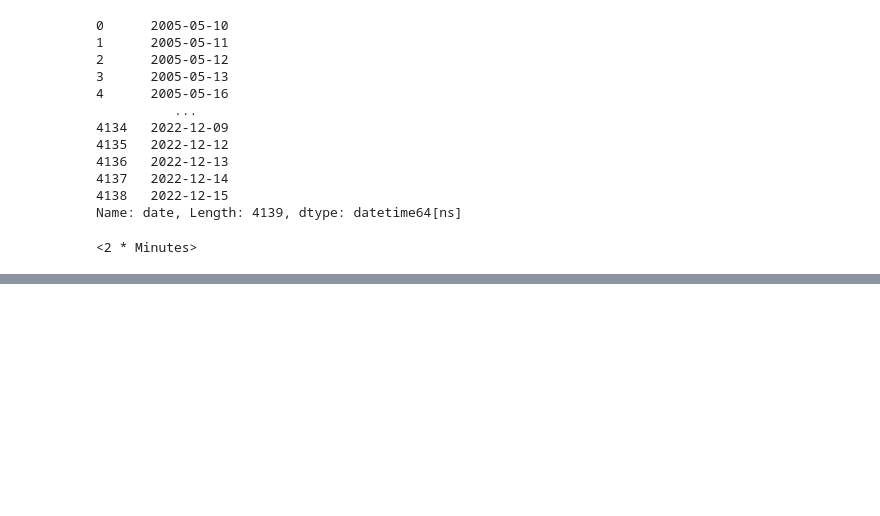
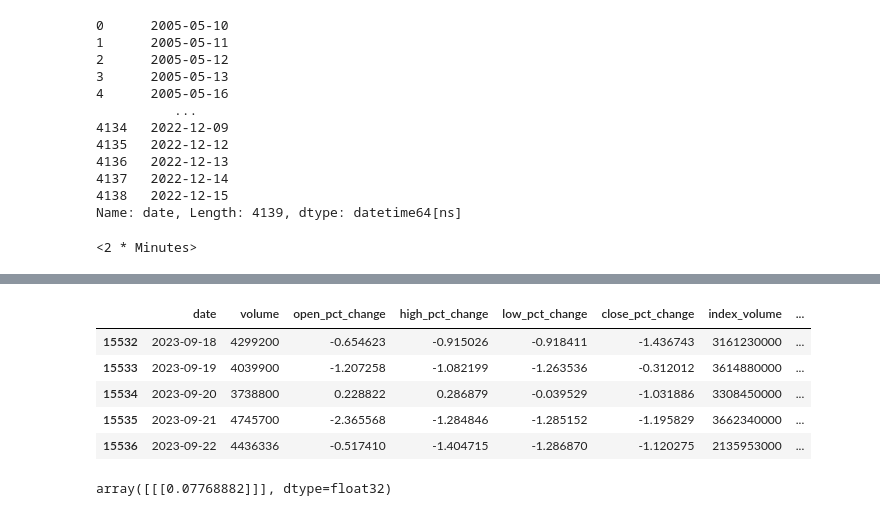
Before and after one commit to vincent05r/Stock_models_transformer, a Jupyter notebook: test.ipynb, the cells around one changed output, grey strips where cells are left out. Cells and saved outputs as stored; diff of their text form; code cells hidden in the pictures; blank space fills up the shorter version.

```diff
--- a/test.ipynb
+++ b/test.ipynb
@@ -179,0 +222,9 @@ pd.tseries.frequencies.to_offset('2t')
+# %%
+df_t[-5:]
+# %% [output]
+|  | date | volume | open_pct_change | high_pct_change | low_pct_change | close_pct_change | index_volume | ... |
+| 15532 | 2023-09-18 | 4299200 | -0.654623 | -0.915026 | -0.918411 | -1.436743 | 3161230000 | ... |
+| 15533 | 2023-09-19 | 4039900 | -1.207258 | -1.082199 | -1.263536 | -0.312012 | 3614880000 | ... |
+| 15534 | 2023-09-20 | 3738800 | 0.228822 | 0.286879 | -0.039529 | -1.031886 | 3308450000 | ... |
+| 15535 | 2023-09-21 | 4745700 | -2.365568 | -1.284846 | -1.285152 | -1.195829 | 3662340000 | ... |
+| 15536 | 2023-09-22 | 4436336 | -0.517410 | -1.404715 | -1.286870 | -1.120275 | 2135953000 | ... |
@@ -179,0 +233,4 @@ pd.tseries.frequencies.to_offset('2t')
+# %%
+result
+# %% [output]
+array([[[0.07768882]]], dtype=float32)
```
Also changed, not shown: parts of 6 cells of this notebook, 27 other files.
